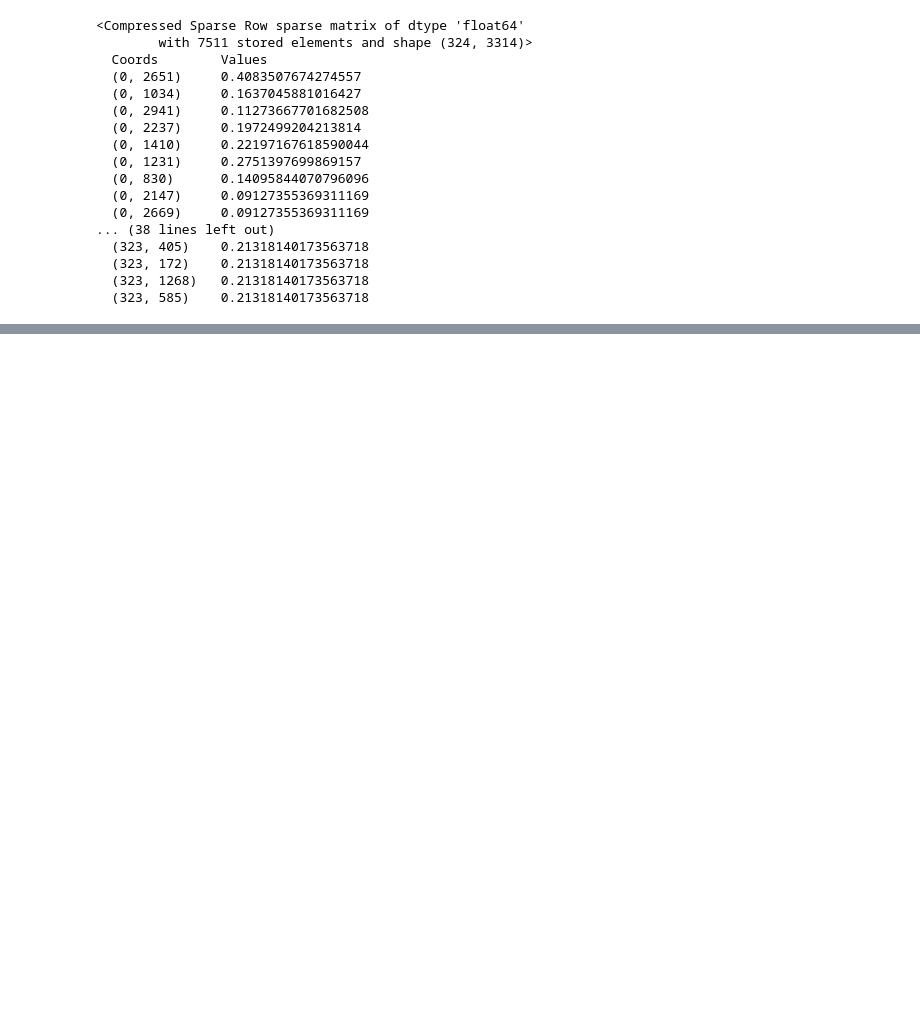
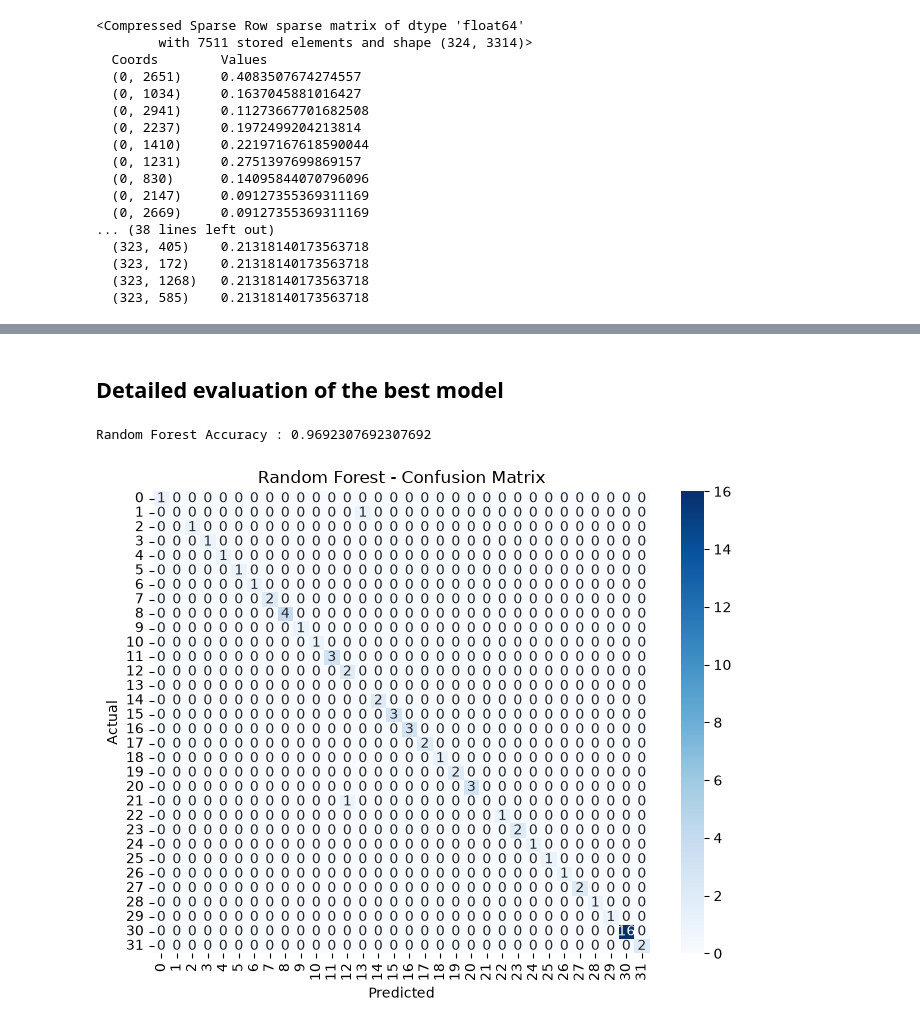
Before and after one commit to chithira04/Resume_Analysis, a Jupyter notebook: Capstone_Project_ResumeScreener.ipynb, the cells around one changed output, grey strips where cells are left out. Saved outputs shown, nothing was run; the diff lists cells and outputs as text; code cells hidden in the pictures; blank space fills up the shorter version.

```diff
--- a/Capstone_Project_ResumeScreener.ipynb
+++ b/Capstone_Project_ResumeScreener.ipynb
@@ -459,0 +388,20 @@ print("Models saved successfully")
+# %%
+# Split into train and test sets.
+# We use stratify=y so every category keeps the same proportion in
+# both the train set and the test set. This matters a lot here because
+# some categories have very few rows (see the class balance check above).
+# If a category has fewer than 2 rows, stratify isn't possible, so we fall
+# back to a plain random split in that case.
+
+smallest_class_size = df['Category'].value_counts().min()
+
+if smallest_class_size >= 2:
+    X_train, X_test, y_train, y_test = train_test_split(
+        X_vector, y, test_size=0.2, random_state=42, stratify=y
+    )
+    print("Used a stratified split - every category is represented fairly in train and test.")
+else:
+    X_train, X_test, y_train, y_test = train_test_split(
+        X_vector, y, test_size=0.2, random_state=42
+    )
+    print("Could not stratify - at least one category has only 1 row. Used a plain random split instead.")
@@ -459,0 +476,26 @@ print("Models saved successfully")
+# %% [markdown]
+## Detailed evaluation of the best model
+# %%
+rf_model = RandomForestClassifier(n_estimators=200, random_state=42, class_weight='balanced')
+
+rf_model.fit(X_train, y_train)
+
+rf_prediction = rf_model.predict(X_test)
+
+rf_accuracy = accuracy_score(y_test, rf_prediction)
+
+print("Random Forest Accuracy :", rf_accuracy)
+# %% [output]
+Random Forest Accuracy : 0.9692307692307692
+# %%
+best_pred = predictions[best_model_name]
+
+cm = confusion_matrix(y_test, best_pred)
+plt.figure(figsize=(8,6))
+sns.heatmap(cm, annot=True, fmt="d", cmap="Blues")
+plt.xlabel("Predicted")
+plt.ylabel("Actual")
+plt.title(f"{best_model_name} - Confusion Matrix")
+plt.show()
+# %% [output]
+[figure, added]
```
Also changed, not shown: parts of 39 cells of this notebook.
